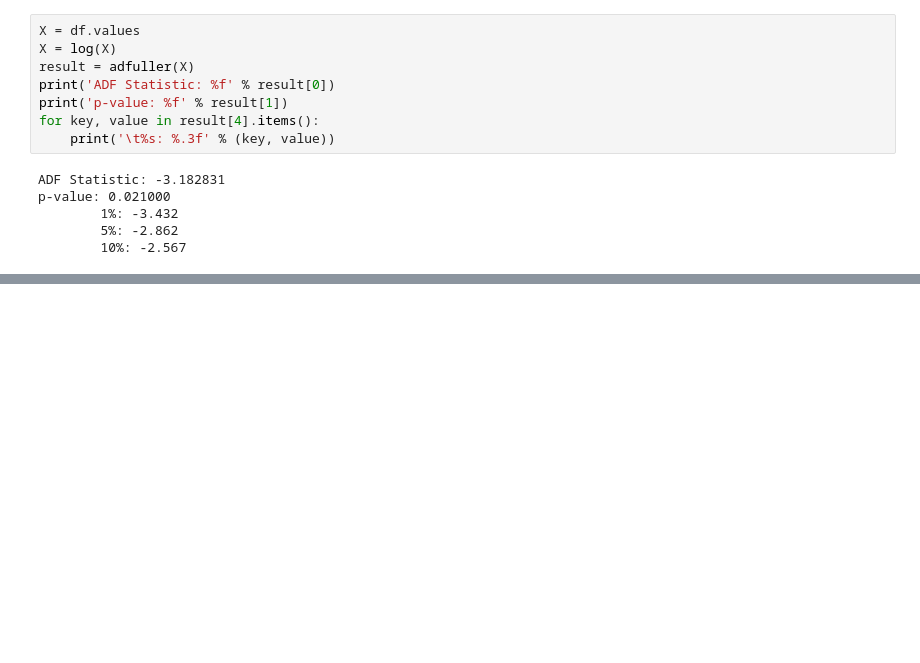
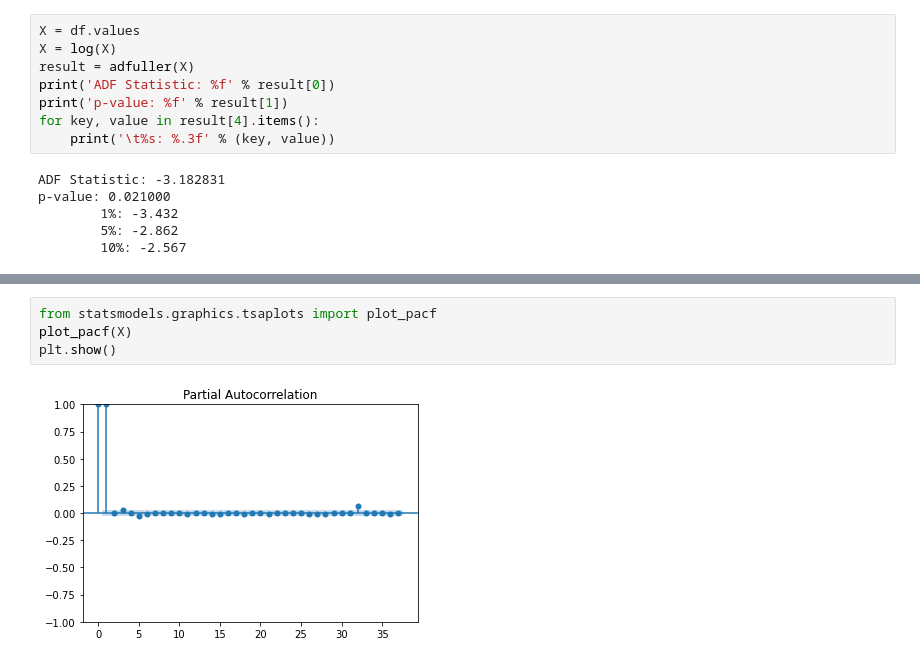
Before and after one commit to guevarch/projectchris, a Jupyter notebook: Final/BTC Stationary Test Prices.ipynb, the cells around one changed output, grey strips where cells are left out. Saved outputs shown, nothing was run; the diff lists cells and outputs as text; blank space fills up the shorter version.

```diff
--- a/Final/BTC Stationary Test Prices.ipynb
+++ b/Final/BTC Stationary Test Prices.ipynb
@@ -133,3 +139,9 @@ p-value: 0.021000
+# %%
+from statsmodels.graphics.tsaplots import plot_pacf
+plot_pacf(X)
+plt.show()
+# %% [output]
+[figure, added]
 # %%
 from statsmodels.graphics.tsaplots import plot_acf
 df["diff"] = df.diff()
```
Also changed, not shown: parts of 3 cells of this notebook, 13 other files.
